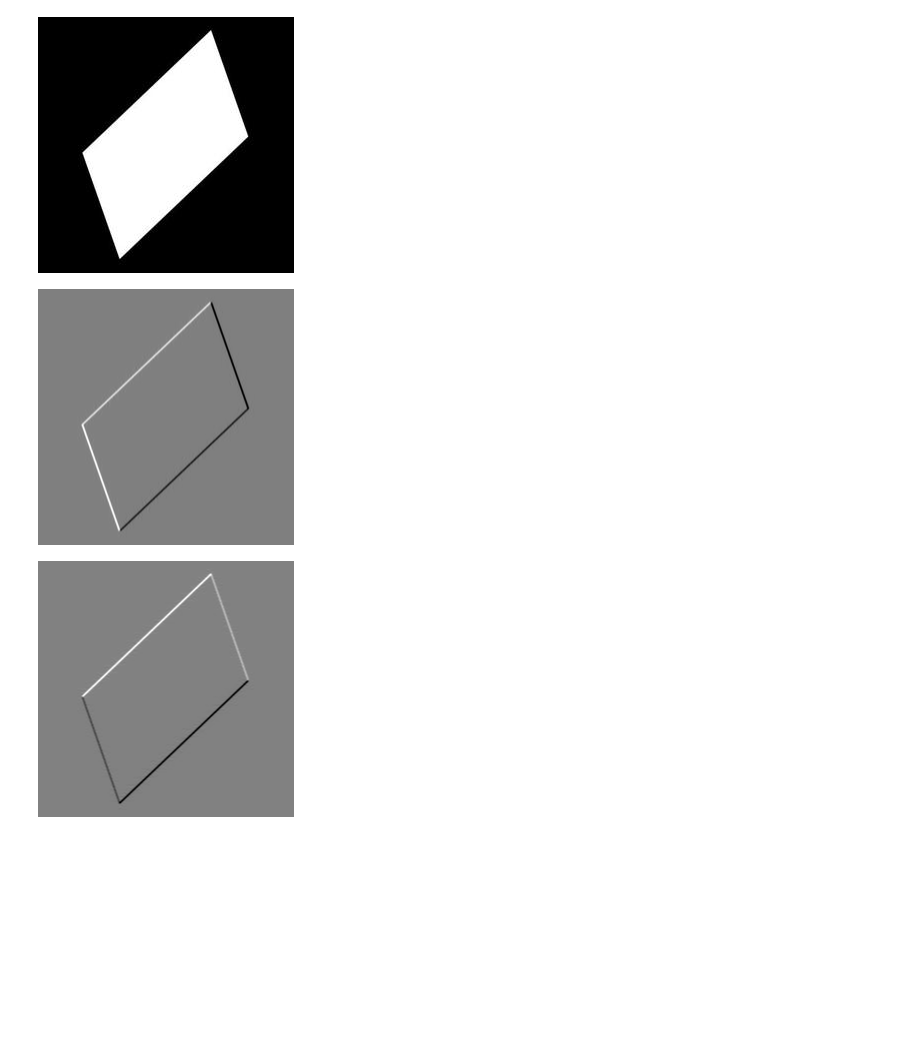
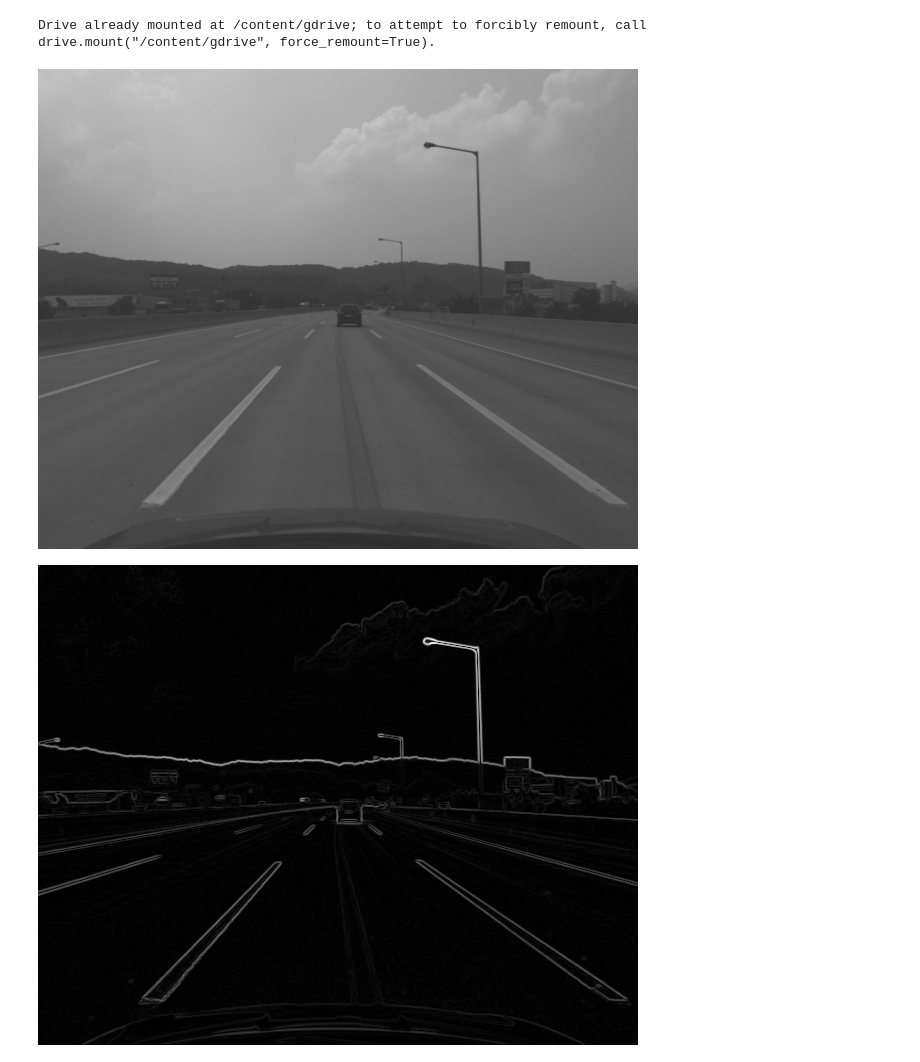
Before and after one commit to QjaYo/Computer-Vision, a Jupyter notebook: LineCurveFitting.ipynb, the cells around one changed output. Cells and saved outputs as stored; diff of their text form; code cells hidden in the pictures; blank space fills up the shorter version.

```diff
--- a/LineCurveFitting.ipynb
+++ b/LineCurveFitting.ipynb
@@ -60,18 +102,27 @@ cv_imshow(sharpened_img)
 # %%
 #2-1
+import cv2 as cv
+import numpy as np
+from google.colab.patches import cv_imshow
 
-img = cv.imread('/content/gdrive/MyDrive/MachineVision/assignment2/rectangle.jpg', cv.IMREAD_GRAYSCALE)
+from google.colab import drive
+drive.mount('/content/gdrive')
+img = cv.imread('gdrive/MyDrive/MachineVision/samples/lanes.bmp',cv.IMREAD_GRAYSCALE)
+
+Ix = cv.Sobel(img,ddepth=cv.CV_64F,dx=1,dy=0,ksize=3)
+Iy = cv.Sobel(img,ddepth=cv.CV_64F,dx=0,dy=1,ksize=3)
+mag = np.sqrt(np.square(Ix) + np.square(Iy))
+ori = np.arctan2(Iy,Ix) * 180/np.pi
+
+Ix_ = (Ix-Ix.min()) / (Ix.max()-Ix.min()) * 255
+Iy_ = (Iy-Iy.min()) / (Iy.max()-Iy.min()) * 255
+mag_ = (mag-mag.min()) / (mag.max()-mag.min()) * 255
+ori_ = (ori-ori.min()) / (ori.max()-ori.min()) * 255
+
 cv_imshow(img)
-
-lx = cv.Sobel(img, ddepth=cv.CV_64F, dx=1, dy=0, ksize=3)
-ly = cv.Sobel(img, ddepth=cv.CV_64F, dx=0, dy=1, ksize=3)
-
-lx_normalize = (lx - lx.min()) / (lx.max() - lx.min()) * 255
-ly_normalize = (ly - ly.min()) / (ly.max() - ly.min()) * 255
-
-cv_imshow(lx_normalize)
-cv_imshow(ly_normalize)
+cv_imshow(mag_)
+#cv_imshow(ori_)
 # %% [output]
+Drive already mounted at /content/gdrive; to attempt to forcibly remount, call drive.mount("/content/gdrive", force_remount=True).
-[figure, old version]
+[figure, new version]
-[figure, old version]
+[figure, new version]
-[figure, removed]
```
Also changed, not shown: parts of 22 cells of this notebook.
